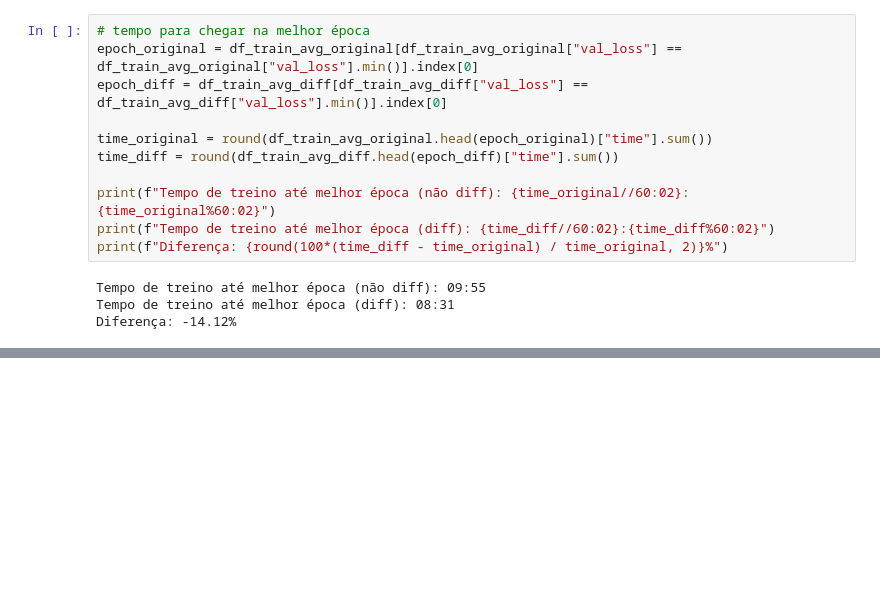
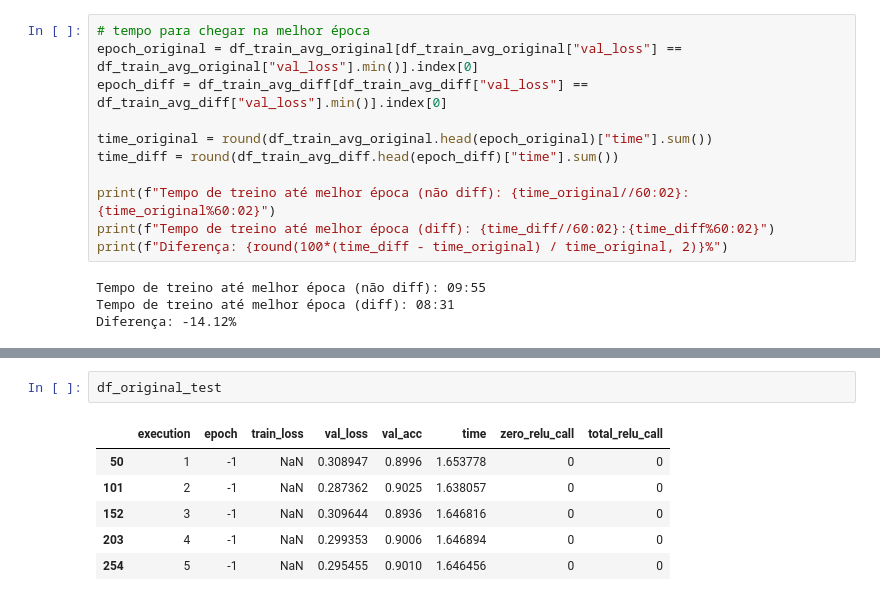
Before and after one commit to robertotomchak/ReLUDiffStudy, a Jupyter notebook: analysis_hochuli.ipynb, the cells around one changed output, grey strips where cells are left out. Saved outputs shown, nothing was run; the diff lists cells and outputs as text; blank space fills up the shorter version.

```diff
--- a/analysis_hochuli.ipynb
+++ b/analysis_hochuli.ipynb
@@ -210,0 +222,9 @@ Diferença: -14.12%
+# %%
+df_original_test
+# %% [output]
+|  | execution | epoch | train_loss | val_loss | val_acc | time | zero_relu_call | total_relu_call |
+| 50 | 1 | -1 | NaN | 0.308947 | 0.8996 | 1.653778 | 0 | 0 |
+| 101 | 2 | -1 | NaN | 0.287362 | 0.9025 | 1.638057 | 0 | 0 |
+| 152 | 3 | -1 | NaN | 0.309644 | 0.8936 | 1.646816 | 0 | 0 |
+| 203 | 4 | -1 | NaN | 0.299353 | 0.9006 | 1.646894 | 0 | 0 |
+| 254 | 5 | -1 | NaN | 0.295455 | 0.9010 | 1.646456 | 0 | 0 |
```
Also changed, not shown: parts of 5 cells of this notebook, 1 other file.
